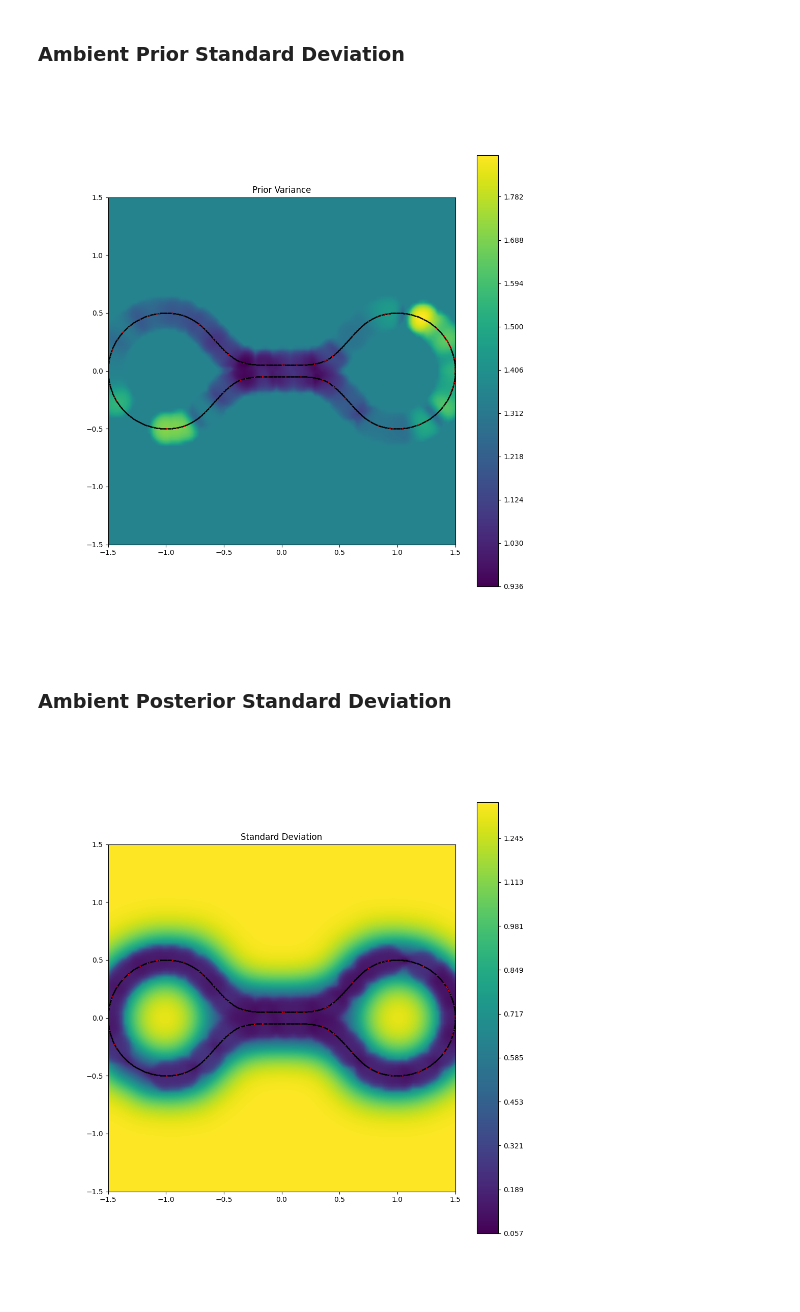
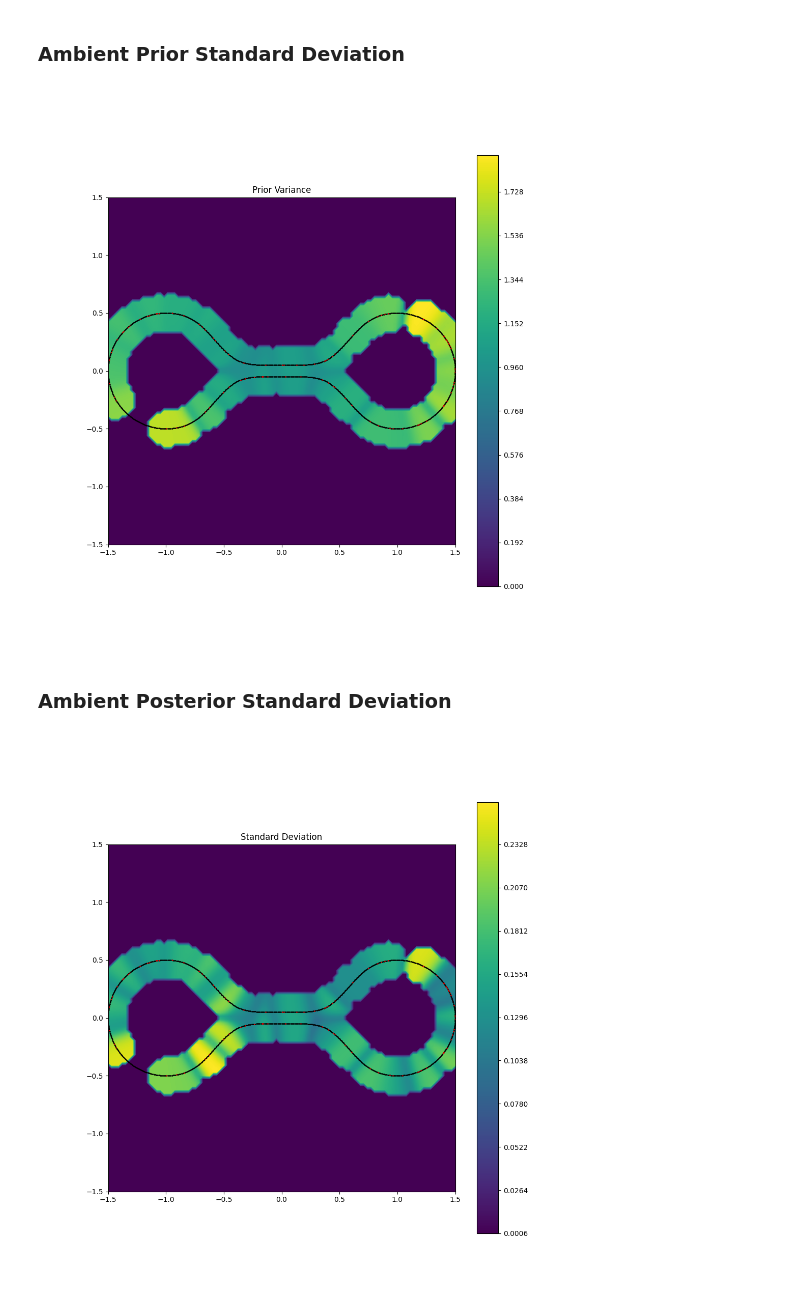
Before and after one commit to nash169/manifold-gp, a Jupyter notebook: examples/1D_supervised_learning.ipynb, the cells around one changed output. Saved outputs shown, nothing was run; the diff lists cells and outputs as text; code cells hidden in the pictures.

```diff
--- a/examples/1D_supervised_learning.ipynb
+++ b/examples/1D_supervised_learning.ipynb
@@ -322,9 +318,9 @@ with torch.no_grad():
 # Prior Standard Deviation
 # %%
 with torch.no_grad():
-#     prior_std = model.covar_module(sampled_x, sampled_x, diag=True).sqrt()
+    prior_std = model.covar_module(sampled_x, sampled_x, diag=True).sqrt()
 #     prior_std = model_vanilla.covar_module(sampled_x, sampled_x, diag=True).sqrt()
-    prior_std = (scale_manifold*model.covar_module(sampled_x, sampled_x, diag=True).sqrt() + (1-scale_manifold)*model_vanilla.covar_module(sampled_x, sampled_x, diag=True).sqrt())
+#     prior_std = (scale_manifold*model.covar_module(sampled_x, sampled_x, diag=True).sqrt() + (1-scale_manifold)*model_vanilla.covar_module(sampled_x, sampled_x, diag=True).sqrt())
 
     fig = plt.figure(figsize=(11, 4))
     ax = fig.add_subplot(111)
@@ -339,9 +335,9 @@ with torch.no_grad():
 ### Posterior Standard Deviation
 # %%
 with torch.no_grad():
-#     posterior_std = preds_manifold.stddev
+    posterior_std = preds_manifold.stddev
 #     posterior_std = preds_fourier.stddev
-    posterior_std = (scale_manifold*preds_manifold.stddev + (1-scale_manifold)*preds_fourier.stddev)
+#     posterior_std = (scale_manifold*preds_manifold.stddev + (1-scale_manifold)*preds_fourier.stddev)
 
     fig = plt.figure(figsize=(11, 4))
     ax = fig.add_subplot(111)
@@ -356,8 +352,8 @@ with torch.no_grad():
 ### Ambient Posterior Mean
 # %%
 with torch.no_grad():
-#     posterior_mean_ambient = preds_ambient.mean
-    posterior_mean_ambient = preds_fourier_ambient.mean
+    posterior_mean_ambient = preds_ambient.mean
+#     posterior_mean_ambient = preds_fourier_ambient.mean
 #     posterior_mean_ambient = (scale_ambient*preds_ambient.mean + (1-scale_ambient)*preds_fourier_ambient.mean)
 
     fig = plt.figure(figsize=(11, 11))
@@ -410,9 +406,9 @@ with torch.no_grad():
 ### Ambient Prior Standard Deviation
 # %%
 with torch.no_grad():
-#     prior_std_ambient = model.covar_module(grid_x, grid_x, diag=True).sqrt()
+    prior_std_ambient = model.covar_module(grid_x, grid_x, diag=True).sqrt()
 #     prior_std_ambient = model_vanilla.covar_module(grid_x, grid_x, diag=True).sqrt()
-    prior_std_ambient = (scale_ambient*model.covar_module(grid_x, grid_x, diag=True).sqrt() + (1-scale_ambient)*model_vanilla.covar_module(grid_x, grid_x, diag=True).sqrt())
+#     prior_std_ambient = (scale_ambient*model.covar_module(grid_x, grid_x, diag=True).sqrt() + (1-scale_ambient)*model_vanilla.covar_module(grid_x, grid_x, diag=True).sqrt())
 
     fig = plt.figure(figsize=(11, 11))
     ax = fig.add_subplot(111)
@@ -423,23 +419,23 @@ with torch.no_grad():
     ax.axis('square')
     ax.set_title('Prior Variance')
 # %% [output]
-[figure, old version]
+[figure, new version]
 # %% [markdown]
 ### Ambient Posterior Standard Deviation
 # %%
 with torch.no_grad():
-#     posterior_std_ambient = preds_ambient.stddev
+    posterior_std_ambient = preds_ambient.stddev
 #     posterior_std_ambient = preds_fourier_ambient.stddev
-    posterior_std_ambient = (scale_ambient*preds_ambient.stddev + (1-scale_ambient)*preds_fourier_ambient.stddev)
+#     posterior_std_ambient = (scale_ambient*preds_ambient.stddev + (1-scale_ambient)*preds_fourier_ambient.stddev)
 
     fig = plt.figure(figsize=(11, 11))
     ax = fig.add_subplot(111)
     contour = ax.contourf(x.cpu(), y.cpu(), posterior_std_ambient.cpu().numpy().reshape(resolution, -1), 500)
     # ax.contour(x.cpu(), y.cpu(), posterior_std_grid.reshape(resolution, -1), 10, cmap=None, colors='#f2e68f')
     ax.scatter(sampled_x.cpu().numpy()[:, 0], sampled_x.cpu().numpy()[:, 1], c='k', s=0.5)
     ax.scatter(train_x.cpu().numpy()[:, 0], train_x.cpu().numpy()[:, 1], c='r', s=0.5)
     fig.colorbar(contour)
     ax.axis('square')
     ax.set_title('Standard Deviation')
 # %% [output]
-[figure, old version]
+[figure, new version]
```
Also changed, not shown: parts of 8 cells of this notebook, 18 other files.
